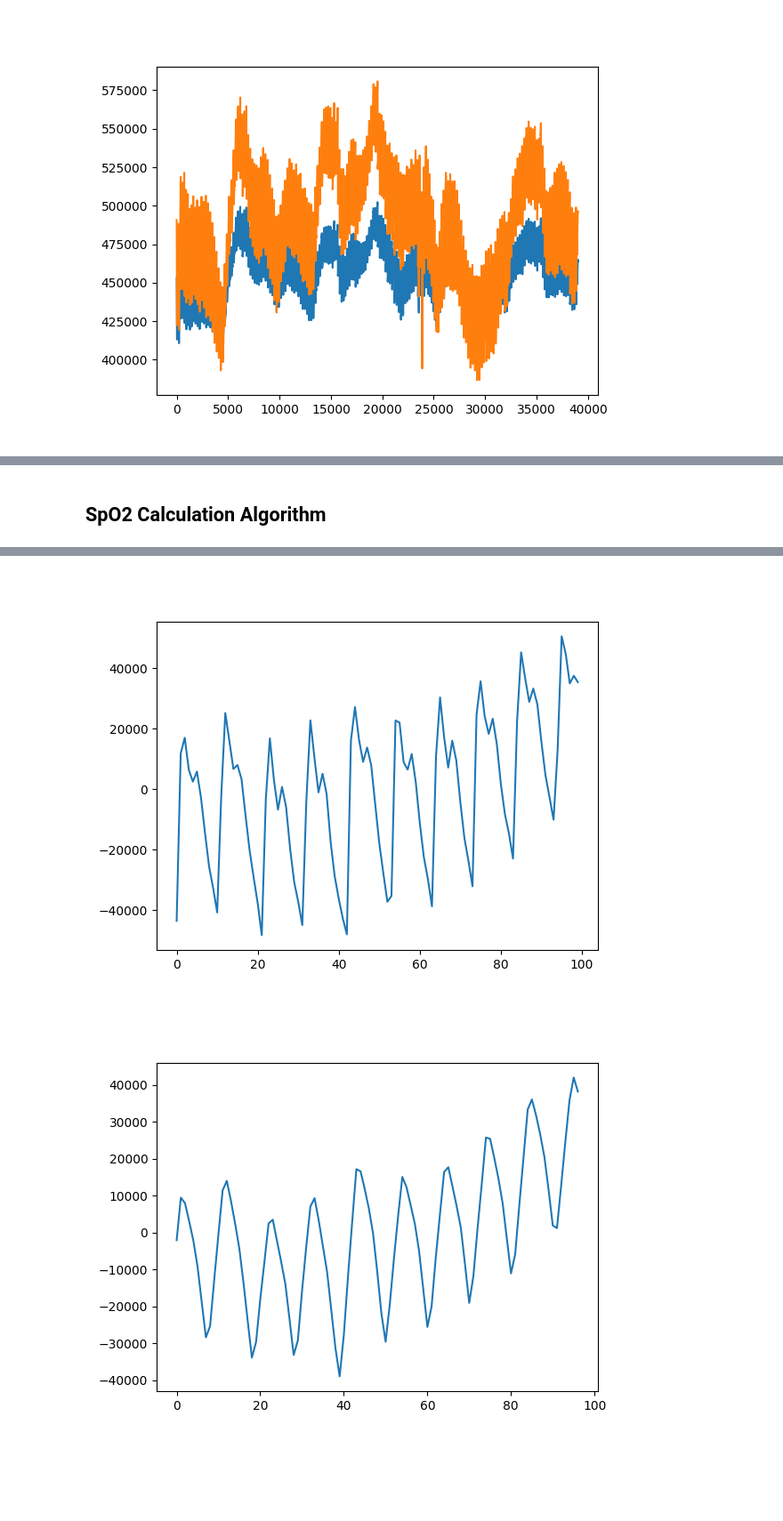
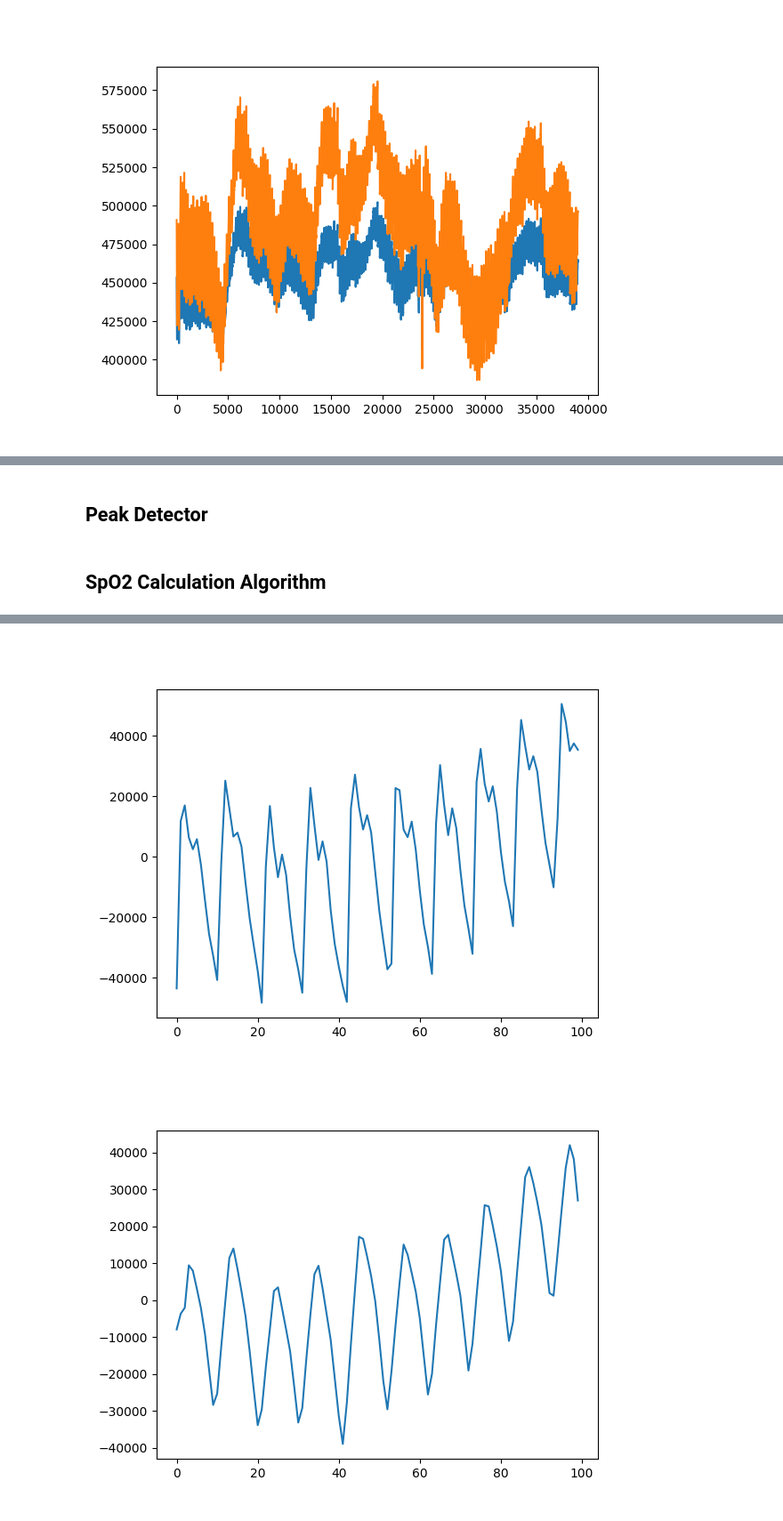
Before and after one commit to Audacity1213/tfo_masimo, a Jupyter notebook: notebooks/presentation_notebook.ipynb, the cells around one changed output, grey strips where cells are left out. Shown: that part at 89% size. Drawn from its saved outputs; the diff is of its cells as text; code cells hidden in the pictures; blank space fills up the shorter version.

Commit message:
Added peak detector

```diff
--- a/notebooks/presentation_notebook.ipynb
+++ b/notebooks/presentation_notebook.ipynb
@@ -25,6 +27,8 @@ plt.plot(ir)
 temp_rd = []
 temp_ir = []
 plot_indices = [1]
+SF_spo2 = 25
+BUFFER_SIZE = SF_spo2 * 4
 
 for i in range(len(rd)):
     if (i % 20) == 0:
@@ -38,3 +42,5 @@ temp_ir = temp_ir[:1900]
 # Split signal into 100-size chunks
 rd_buffs = np.split(np.asarray(temp_rd), 19)
 ir_buffs = np.split(np.asarray(temp_ir), 19)
+# %% [markdown]
+## Peak Detector
@@ -43,31 +112,39 @@ ir_buffs = np.split(np.asarray(temp_ir), 19)
 # %%
 for i in range(len(ir_buffs)):
     rd_buff = rd_buffs[i]
     ir_buff = ir_buffs[i]
 
     # Plot of original signal
     if i in plot_indices:
         plt.figure()
         plt.plot(ir_buff)
 
     # Remove DC and invert signal so that we can use peak detector as valley detector
     ir_mean = np.sum(ir_buff) / len(ir_buff)
     an_x = -1 * (ir_buff - ir_mean)
 
     # Plot of signal after removing DC component and inverting
     if i in plot_indices:
         plt.figure()
         plt.plot(an_x)
 
     # Apply 4-point moving average
     window = np.ones(4) / 4
-    an_x = np.convolve(an_x, window, mode='valid')
+    an_x = np.convolve(an_x, window, mode='same')
 
     # Plot of signal after applying 4-point moving average
     if i in plot_indices:
         plt.figure()
         plt.plot(an_x)
+
+    # Calculate minimum acceptable peak height
+    min_peak_height = np.sum(an_x) / BUFFER_SIZE
+    min_peak_height = max(30, min(min_peak_height, 60)) # Clamp between 30 and 60
+
+    # Find valleys in IR data (15 max)
+    ir_valley_locs = np.zeros(15)
+    num_peaks = find_peaks(ir_valley_locs, an_x, BUFFER_SIZE, min_peak_height, 4, 15)
 # %% [output]
 [figure]
 [figure]
-[figure, old version]
+[figure, new version]
```
Also changed, not shown: parts of 2 cells of this notebook.
